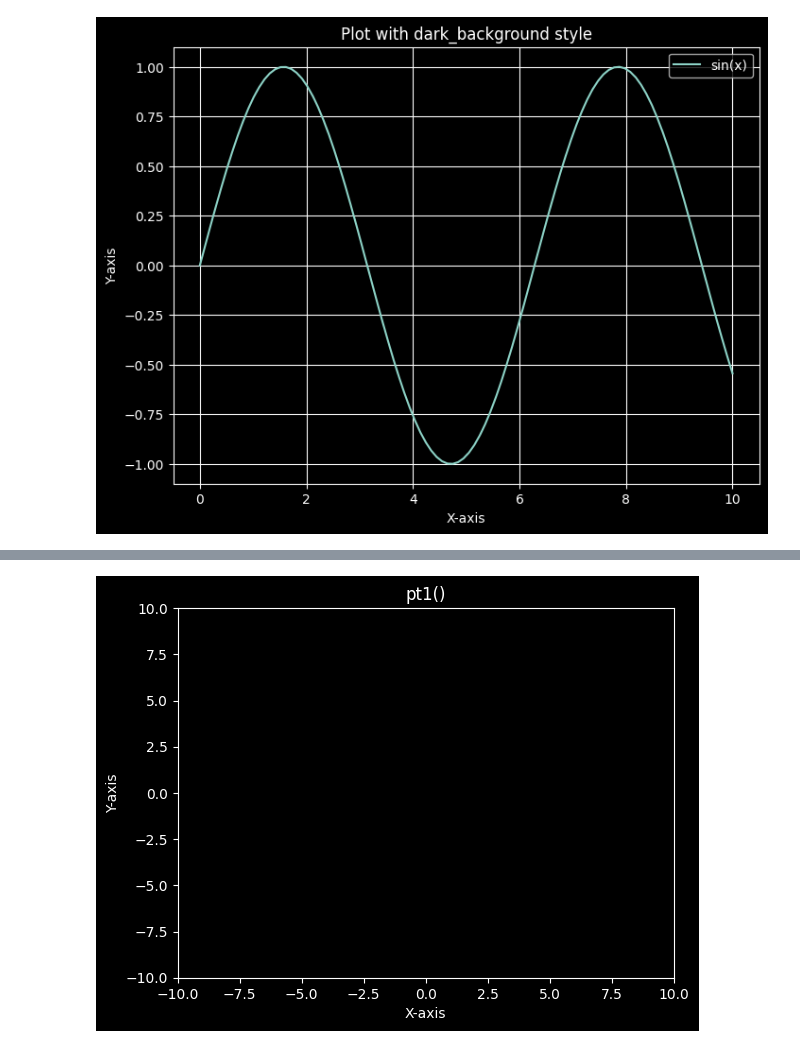
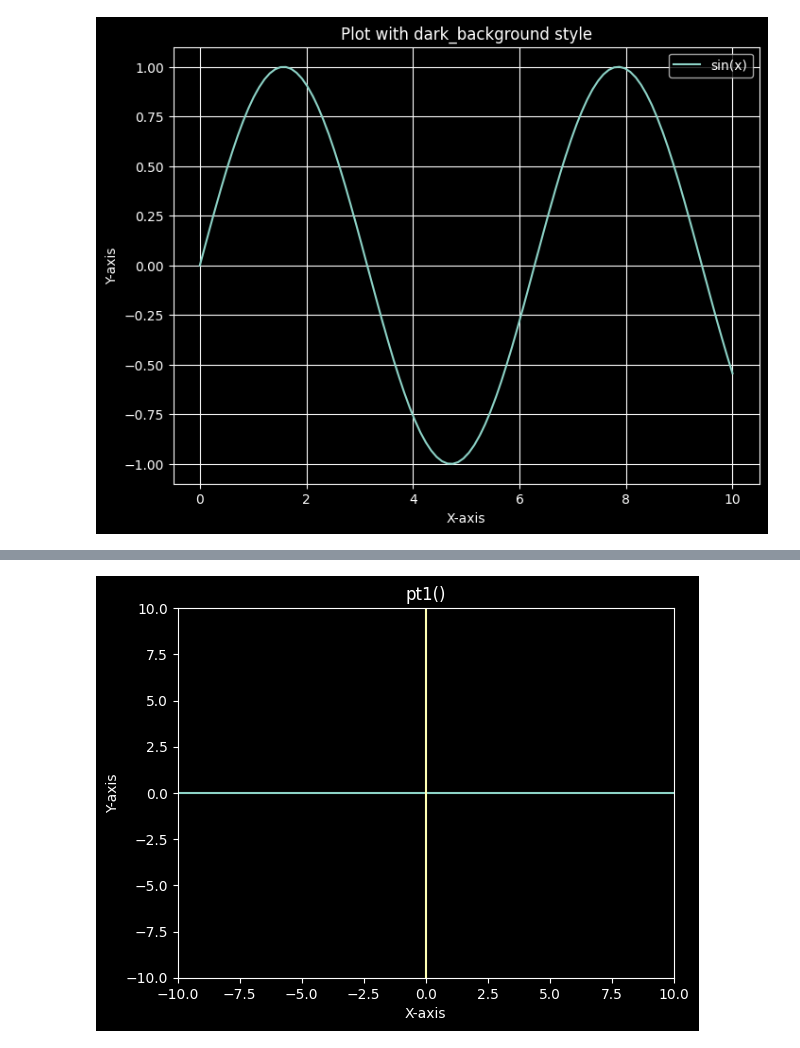
Before and after one commit to xyizko/xo-mathz, a Jupyter notebook: nb/yt-fca-1.1.ipynb, the cells around one changed output, grey strips where cells are left out. Cells and saved outputs as stored; diff of their text form; code cells hidden in the pictures.

```diff
--- a/nb/yt-fca-1.1.ipynb
+++ b/nb/yt-fca-1.1.ipynb
@@ -105,32 +187,36 @@ import matplotlib.pyplot as plt
 # --- Funtiions ---
 
 def plt1():
 
     # Defining axis
-
     xmin = -10
     xmax = +10
     ymin = -10
     ymax = +10
 
 
     # Dark style
     plt.style.use('dark_background')
     fig, ax = plt.subplots()
 
     # Labels
     ax.set_xlabel('X-axis')
     ax.set_ylabel('Y-axis')
     ax.set_title('pt1()')
 
     # plots dimensions
     plt.axis([xmin, xmax, ymin, ymax])
 
+    # Draw Axis Lines
+    plt.plot([xmin,xmax],[0,0])
+    plt.plot([0,0],[ymin,ymax])
+
+
 
     # Show plot function
     plt.show()
 
 # --- Execution ---
 plt1()
 # %% [output]
-[figure, old version]
+[figure, new version]
```
Also changed, not shown: parts of 2 cells of this notebook.
